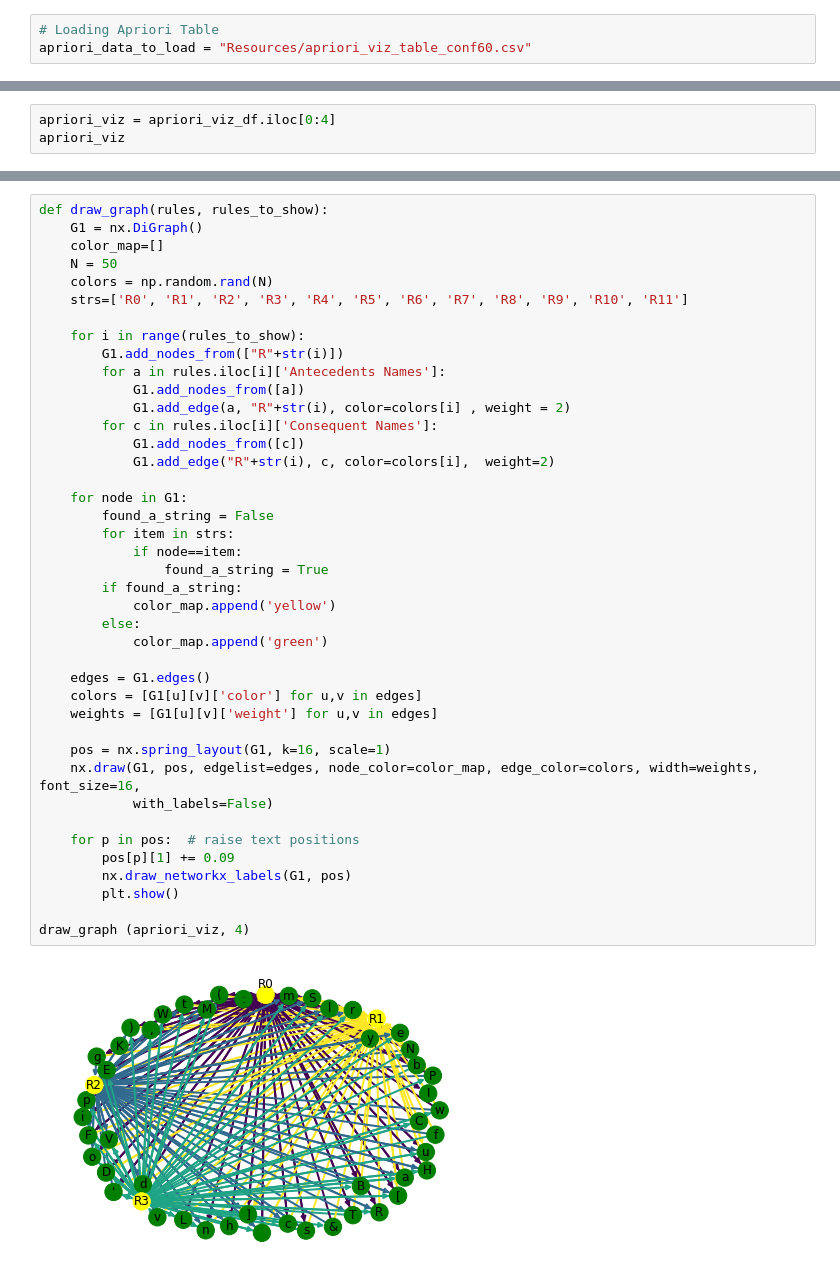
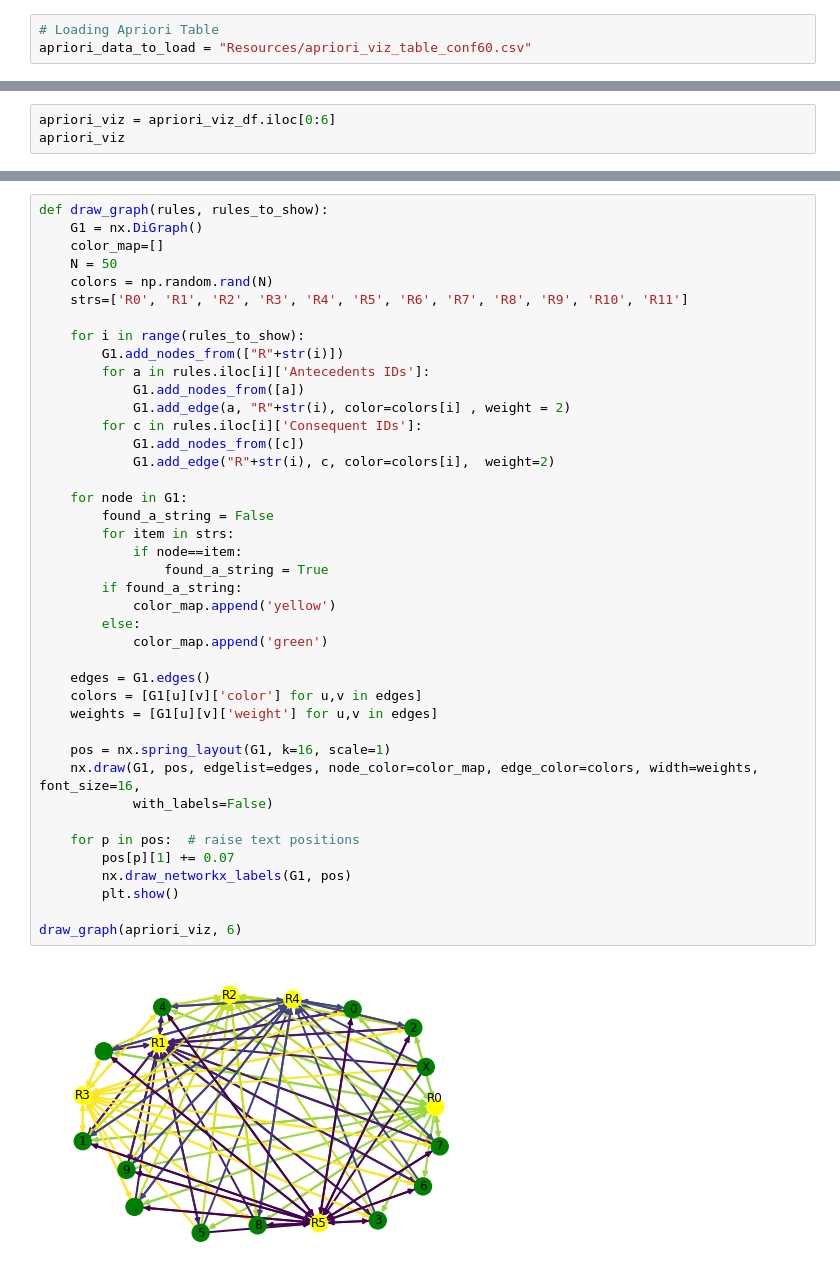
Before and after one commit to jbenasuli/consumer_behavior, a Jupyter notebook: dev/dashboard/apriori_visualization.ipynb, the cells around one changed output, grey strips where cells are left out. Drawn from its saved outputs; the diff is of its cells as text.

```diff
--- a/dev/dashboard/apriori_visualization.ipynb
+++ b/dev/dashboard/apriori_visualization.ipynb
@@ -22,7 +22,7 @@ apriori_viz_df.head()
 | 3 | Videos | 155890641X, 0788812408, 078880219... | Snow White and the Seven Dwarfs (... | 6304401132, 0788812807 | Sleeping Beauty (Fully Restored L... | 1.0 |
 | 4 | Videos | 155890641X, 0788812408, 630440113... | Snow White and the Seven Dwarfs (... | 0788802194, 0788812807 | Cinderella (Walt Disney's Masterp... | 1.0 |
 # %%
-apriori_viz = apriori_viz_df.iloc[0:4]
+apriori_viz = apriori_viz_df.iloc[0:6]
 apriori_viz
 # %% [output]
 |  | Category | Antecedents IDs | Antecedents Names | Consequent IDs | Consequent Names | confidence |
@@ -40,36 +42,36 @@ def draw_graph(rules, rules_to_show):
 
     for i in range(rules_to_show):
         G1.add_nodes_from(["R"+str(i)])
-        for a in rules.iloc[i]['Antecedents Names']:
+        for a in rules.iloc[i]['Antecedents IDs']:
             G1.add_nodes_from([a])
             G1.add_edge(a, "R"+str(i), color=colors[i] , weight = 2)
-        for c in rules.iloc[i]['Consequent Names']:
+        for c in rules.iloc[i]['Consequent IDs']:
             G1.add_nodes_from([c])
             G1.add_edge("R"+str(i), c, color=colors[i],  weight=2)
 
     for node in G1:
         found_a_string = False
         for item in strs:
             if node==item:
                 found_a_string = True
         if found_a_string:
             color_map.append('yellow')
         else:
             color_map.append('green')
 
     edges = G1.edges()
     colors = [G1[u][v]['color'] for u,v in edges]
     weights = [G1[u][v]['weight'] for u,v in edges]
 
     pos = nx.spring_layout(G1, k=16, scale=1)
     nx.draw(G1, pos, edgelist=edges, node_color=color_map, edge_color=colors, width=weights, font_size=16,
             with_labels=False)
 
     for p in pos:  # raise text positions
-        pos[p][1] += 0.09
+        pos[p][1] += 0.07
         nx.draw_networkx_labels(G1, pos)
         plt.show()
 
-draw_graph (apriori_viz, 4)
+draw_graph(apriori_viz, 6)
 # %% [output]
-[figure, old version]
+[figure, new version]
```
Also changed, not shown: parts of 2 cells of this notebook.
